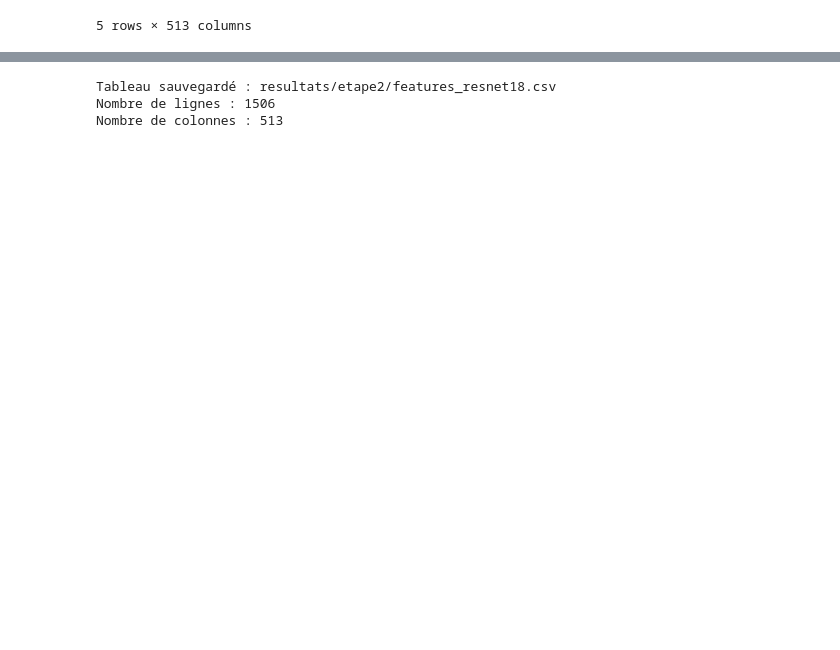
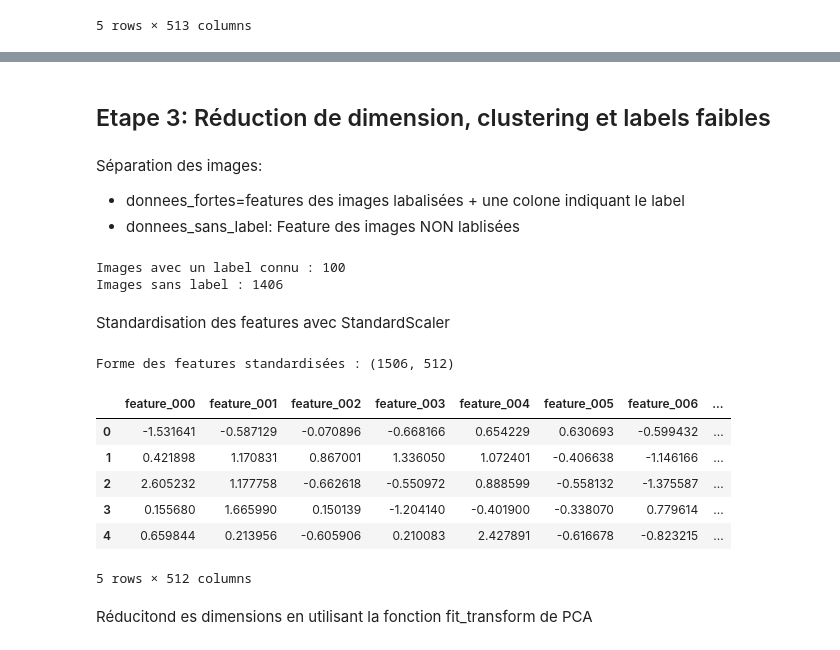
Before and after one commit to Lockeff/Labellisez-et-appliquez-des-approches-semi-supervis-es-en-traitement-d-images, a Jupyter notebook: 01_exploration_dataset.ipynb, the cells around one changed output, grey strips where cells are left out. Drawn from its saved outputs; the diff is of its cells as text; code cells hidden in the pictures; blank space fills up the shorter version.

```diff
--- a/01_exploration_dataset.ipynb
+++ b/01_exploration_dataset.ipynb
@@ -482,14 +461,39 @@ Cette cellule crée le dossier `resultats/etape2/` s'il n'existe pas, puis sauve
-# %%
-dossier_resultats = Path("resultats/etape2")
-dossier_resultats.mkdir(parents=True, exist_ok=True)
-
-chemin_csv = dossier_resultats / "features_resnet18.csv"
-features.to_csv(chemin_csv, index=False)
-
-print("Tableau sauvegardé :", chemin_csv)
-print("Nombre de lignes :", features.shape[0])
-print("Nombre de colonnes :", features.shape[1])
-# %% [output]
-Tableau sauvegardé : resultats/etape2/features_resnet18.csv
-Nombre de lignes : 1506
-Nombre de colonnes : 513
+# %% [markdown]
+## Etape 3: Réduction de dimension, clustering et labels faibles
+# %% [markdown]
+Séparation des images:
+- donnees_fortes=features des images labalisées + une colone indiquant le label
+- donnees_sans_label: Feature des images NON lablisées
+# %%
+masque_fort = features["chemin"].str.startswith("avec_labels/")
+masque_sans_label = features["chemin"].str.startswith("sans_label/")
+
+donnees_fortes = features.loc[masque_fort].copy()
+donnees_fortes["label_fort"] = donnees_fortes["chemin"].str.split("/").str[1]
+donnees_sans_label = features.loc[masque_sans_label].copy()
+
+print("Images avec un label connu :", len(donnees_fortes))
+print("Images sans label :", len(donnees_sans_label))
+# %% [output]
+Images avec un label connu : 100
+Images sans label : 1406
+# %% [markdown]
+Standardisation des features avec StandardScaler
+# %%
+X_features = features[colonnes_features]
+standardisation = StandardScaler()
+X_standardise = standardisation.fit_transform(X_features)
+
+print("Forme des features standardisées :", X_standardise.shape)
+display(pd.DataFrame(X_standardise, columns=colonnes_features).head())
+# %% [output]
+Forme des features standardisées : (1506, 512)
+|  | feature_000 | feature_001 | feature_002 | feature_003 | feature_004 | feature_005 | feature_006 | ... |
+| 0 | -1.531641 | -0.587129 | -0.070896 | -0.668166 | 0.654229 | 0.630693 | -0.599432 | ... |
+| 1 | 0.421898 | 1.170831 | 0.867001 | 1.336050 | 1.072401 | -0.406638 | -1.146166 | ... |
+| 2 | 2.605232 | 1.177758 | -0.662618 | -0.550972 | 0.888599 | -0.558132 | -1.375587 | ... |
+| 3 | 0.155680 | 1.665990 | 0.150139 | -1.204140 | -0.401900 | -0.338070 | 0.779614 | ... |
+| 4 | 0.659844 | 0.213956 | -0.605906 | 0.210083 | 2.427891 | -0.616678 | -0.823215 | ... |
+5 rows × 512 columns
+# %% [markdown]
+Réducitond es dimensions en utilisant la fonction fit_transform de PCA
```
Also changed, not shown: parts of 19 cells of this notebook, 1 other file.
